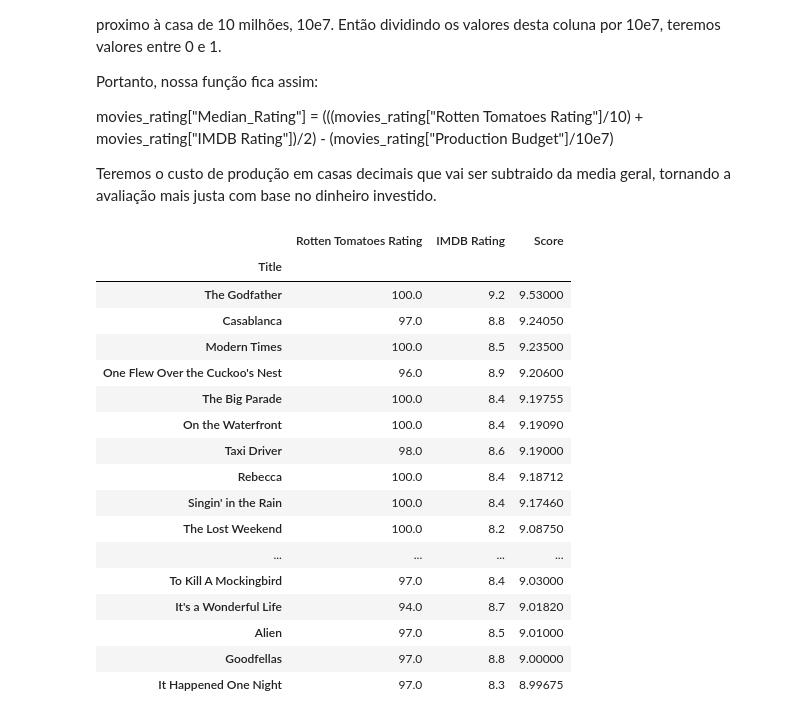
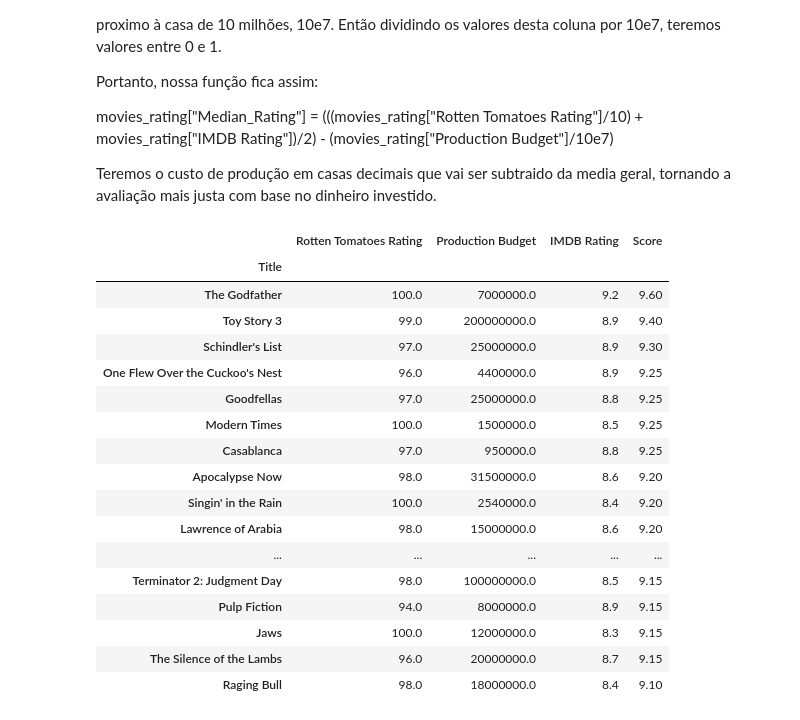
Before and after one commit to lucasma7/ICD, a Jupyter notebook: Elo Ranking.ipynb, the cells around one changed output. Saved outputs shown, nothing was run; the diff lists cells and outputs as text; code cells hidden in the pictures.

```diff
--- a/Elo Ranking.ipynb
+++ b/Elo Ranking.ipynb
@@ -53,31 +53,31 @@ Teremos o custo de produção em casas decimais que vai ser subtraido da media g
 # %%
 
 movies_rating = movies_df
 movies_rating = movies_rating.groupby("Title").mean()
-movies_rating["Score"] = (((movies_rating["Rotten Tomatoes Rating"]/10) +  movies_rating["IMDB Rating"])/2) - (movies_rating["Production Budget"]/10e7)
+movies_rating["Score"] = (((movies_rating["Rotten Tomatoes Rating"]/10) +  movies_rating["IMDB Rating"])/2)
 movies_rating["Lucrative"] = movies_rating["Worldwide Gross"] - movies_rating["Production Budget"]
-movies_r = movies_rating.sort_values(by="Score", ascending = False)[[ "Rotten Tomatoes Rating", "IMDB Rating",
+movies_r = movies_rating.sort_values(by="Score", ascending = False)[[ "Rotten Tomatoes Rating","Production Budget",  "IMDB Rating",
                                                                              "Score"]]
 
 movies_r.iloc[:20]
 # %% [output]
-|  | Rotten Tomatoes Rating | IMDB Rating | Score |
-| Title |  |  |  |
-| The Godfather | 100.0 | 9.2 | 9.53000 |
-| Casablanca | 97.0 | 8.8 | 9.24050 |
-| Modern Times | 100.0 | 8.5 | 9.23500 |
-| One Flew Over the Cuckoo's Nest | 96.0 | 8.9 | 9.20600 |
-| The Big Parade | 100.0 | 8.4 | 9.19755 |
-| On the Waterfront | 100.0 | 8.4 | 9.19090 |
-| Taxi Driver | 98.0 | 8.6 | 9.19000 |
-| Rebecca | 100.0 | 8.4 | 9.18712 |
-| Singin' in the Rain | 100.0 | 8.4 | 9.17460 |
-| The Lost Weekend | 100.0 | 8.2 | 9.08750 |
-| ... | ... | ... | ... |
-| To Kill A Mockingbird | 97.0 | 8.4 | 9.03000 |
-| It's a Wonderful Life | 94.0 | 8.7 | 9.01820 |
-| Alien | 97.0 | 8.5 | 9.01000 |
-| Goodfellas | 97.0 | 8.8 | 9.00000 |
-| It Happened One Night | 97.0 | 8.3 | 8.99675 |
+|  | Rotten Tomatoes Rating | Production Budget | IMDB Rating | Score |
+| Title |  |  |  |  |
+| The Godfather | 100.0 | 7000000.0 | 9.2 | 9.60 |
+| Toy Story 3 | 99.0 | 200000000.0 | 8.9 | 9.40 |
+| Schindler's List | 97.0 | 25000000.0 | 8.9 | 9.30 |
+| One Flew Over the Cuckoo's Nest | 96.0 | 4400000.0 | 8.9 | 9.25 |
+| Goodfellas | 97.0 | 25000000.0 | 8.8 | 9.25 |
+| Modern Times | 100.0 | 1500000.0 | 8.5 | 9.25 |
+| Casablanca | 97.0 | 950000.0 | 8.8 | 9.25 |
+| Apocalypse Now | 98.0 | 31500000.0 | 8.6 | 9.20 |
+| Singin' in the Rain | 100.0 | 2540000.0 | 8.4 | 9.20 |
+| Lawrence of Arabia | 98.0 | 15000000.0 | 8.6 | 9.20 |
+| ... | ... | ... | ... | ... |
+| Terminator 2: Judgment Day | 98.0 | 100000000.0 | 8.5 | 9.15 |
+| Pulp Fiction | 94.0 | 8000000.0 | 8.9 | 9.15 |
+| Jaws | 100.0 | 12000000.0 | 8.3 | 9.15 |
+| The Silence of the Lambs | 96.0 | 20000000.0 | 8.7 | 9.15 |
+| Raging Bull | 98.0 | 18000000.0 | 8.4 | 9.10 |
 # %%
 # %% [output]
```
Also changed, not shown: parts of 1 cell of this notebook, 1 other file.
